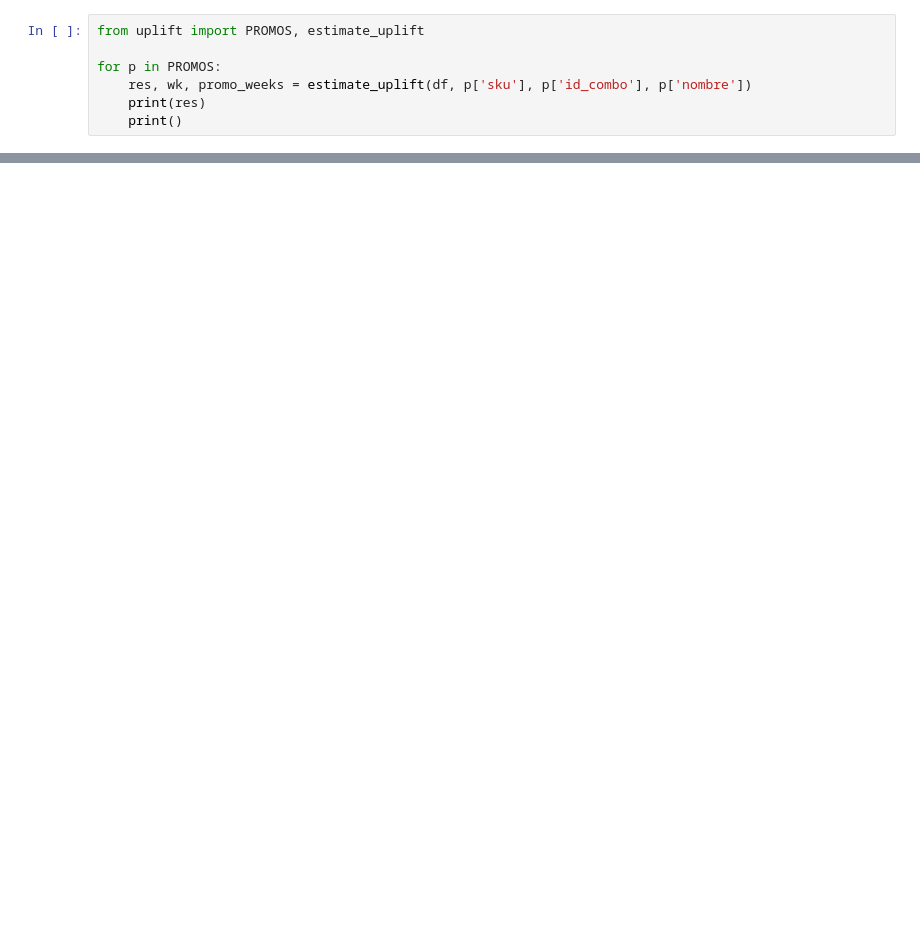
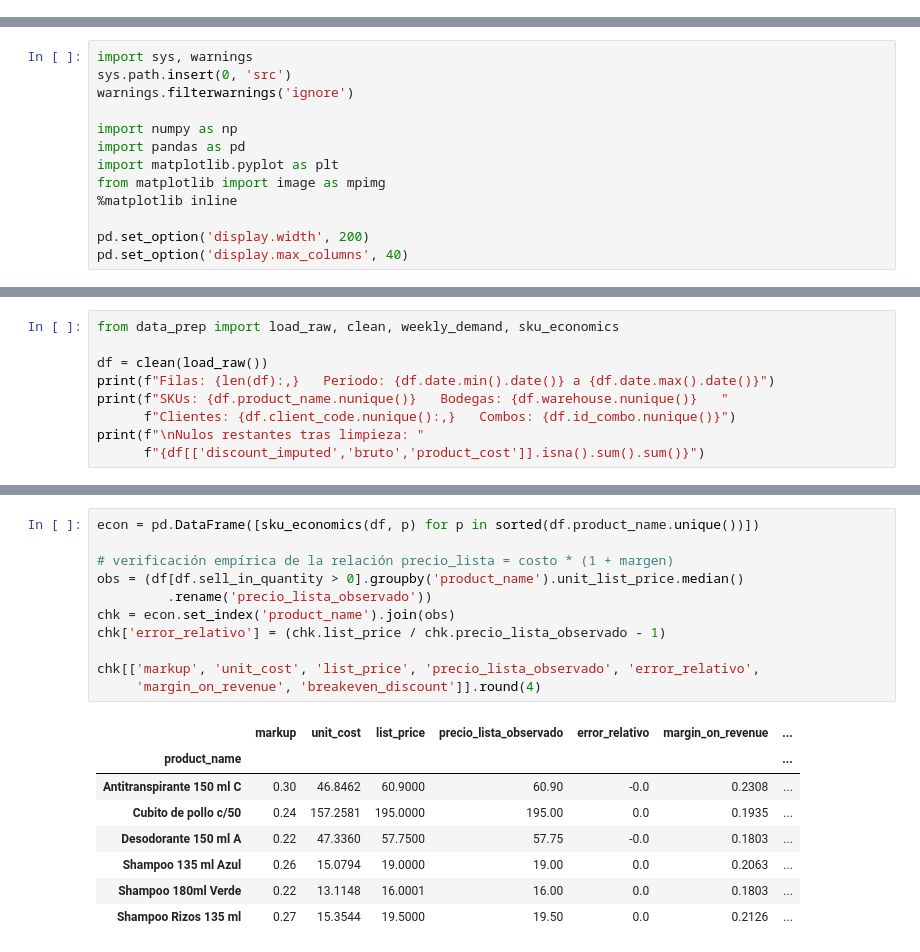
Before and after one commit to Gytano85/VEMIO_prueba_tecnica, a Jupyter notebook: notebook/vemio_prueba_tecnica.ipynb, the cells around one changed output, grey strips where cells are left out. Drawn from its saved outputs; the diff is of its cells as text; blank space fills up the shorter version.

```diff
--- a/notebook/vemio_prueba_tecnica.ipynb
+++ b/notebook/vemio_prueba_tecnica.ipynb
@@ -296,7 +0,0 @@ Se calculó el uplift para **las 19 promociones** del histórico (no solo 2) par
-# %%
-from uplift import PROMOS, estimate_uplift
-
-for p in PROMOS:
-    res, wk, promo_weeks = estimate_uplift(df, p['sku'], p['id_combo'], p['nombre'])
-    print(res)
-    print()
@@ -348,0 +26,13 @@ Ver documento adjunto `report/VEMIO_metodologia_hallazgos.docx` para el resumen
+# %%
+import sys, warnings
+sys.path.insert(0, 'src')
+warnings.filterwarnings('ignore')
+
+import numpy as np
+import pandas as pd
+import matplotlib.pyplot as plt
+from matplotlib import image as mpimg
+%matplotlib inline
+
+pd.set_option('display.width', 200)
+pd.set_option('display.max_columns', 40)
@@ -348,0 +57,9 @@ Ver documento adjunto `report/VEMIO_metodologia_hallazgos.docx` para el resumen
+# %%
+from data_prep import load_raw, clean, weekly_demand, sku_economics
+
+df = clean(load_raw())
+print(f"Filas: {len(df):,}   Periodo: {df.date.min().date()} a {df.date.max().date()}")
+print(f"SKUs: {df.product_name.nunique()}   Bodegas: {df.warehouse.nunique()}   "
+      f"Clientes: {df.client_code.nunique():,}   Combos: {df.id_combo.nunique()}")
+print(f"\nNulos restantes tras limpieza: "
+      f"{df[['discount_imputed','bruto','product_cost']].isna().sum().sum()}")
@@ -348,0 +79,20 @@ Ver documento adjunto `report/VEMIO_metodologia_hallazgos.docx` para el resumen
+# %%
+econ = pd.DataFrame([sku_economics(df, p) for p in sorted(df.product_name.unique())])
+
+# verificación empírica de la relación precio_lista = costo * (1 + margen)
+obs = (df[df.sell_in_quantity > 0].groupby('product_name').unit_list_price.median()
+         .rename('precio_lista_observado'))
+chk = econ.set_index('product_name').join(obs)
+chk['error_relativo'] = (chk.list_price / chk.precio_lista_observado - 1)
+
+chk[['markup', 'unit_cost', 'list_price', 'precio_lista_observado', 'error_relativo',
+     'margin_on_revenue', 'breakeven_discount']].round(4)
+# %% [output]
+|  | markup | unit_cost | list_price | precio_lista_observado | error_relativo | margin_on_revenue | ... |
+| product_name |  |  |  |  |  |  | ... |
+| Antitranspirante 150 ml C | 0.30 | 46.8462 | 60.9000 | 60.90 | -0.0 | 0.2308 | ... |
+| Cubito de pollo c/50 | 0.24 | 157.2581 | 195.0000 | 195.00 | 0.0 | 0.1935 | ... |
+| Desodorante 150 ml A | 0.22 | 47.3360 | 57.7500 | 57.75 | -0.0 | 0.1803 | ... |
+| Shampoo 135 ml Azul | 0.26 | 15.0794 | 19.0000 | 19.00 | 0.0 | 0.2063 | ... |
+| Shampoo 180ml Verde | 0.22 | 13.1148 | 16.0001 | 16.00 | 0.0 | 0.1803 | ... |
+| Shampoo Rizos 135 ml | 0.27 | 15.3544 | 19.5000 | 19.50 | 0.0 | 0.2126 | ... |
```
Also changed, not shown: parts of 57 cells of this notebook, 6 other files.
